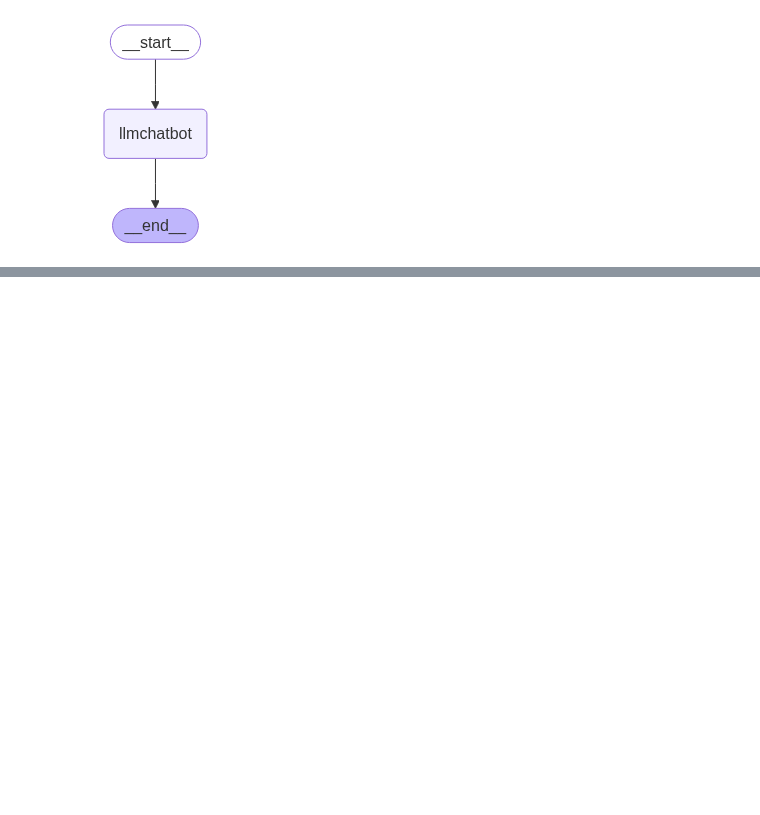
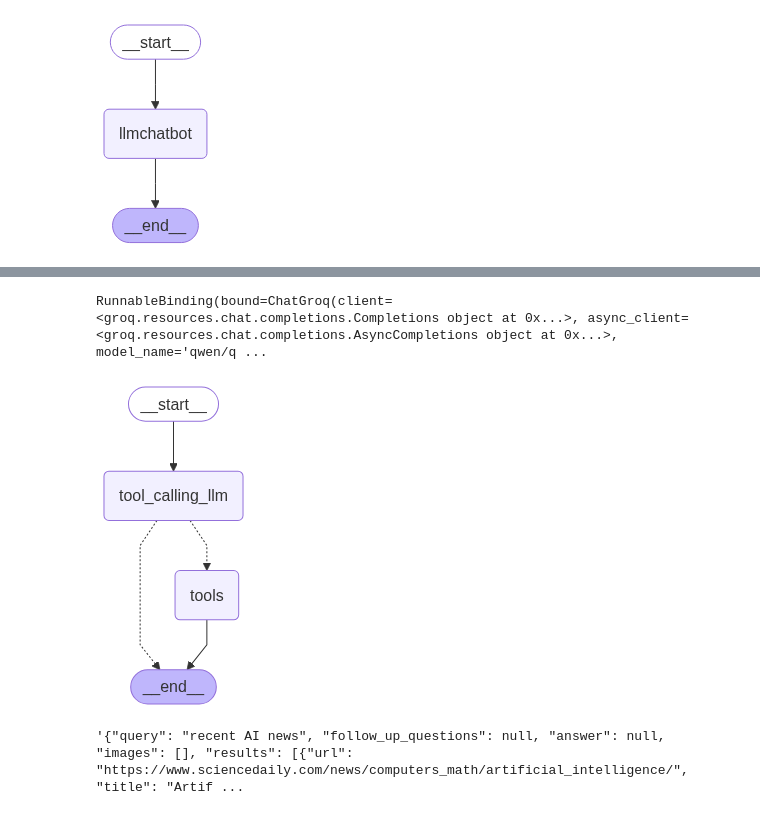
Before and after one commit to AhmedRazaSidd/ai-learning-python, a Jupyter notebook: agenticai-4/BasicChatbot/basicchatbot.ipynb, the cells around one changed output, grey strips where cells are left out. Drawn from its saved outputs; the diff is of its cells as text; code cells hidden in the pictures; blank space fills up the shorter version.

```diff
--- a/agenticai-4/BasicChatbot/basicchatbot.ipynb
+++ b/agenticai-4/BasicChatbot/basicchatbot.ipynb
@@ -80,0 +105,51 @@ Hello! I'm an AI assistant, so I don't experience feelings, but I'm here and rea
+# %%
+## Custom function
+def multiply(a:int,b:int)->int:
+    """Multiply a and b
+
+        Args:
+            a (int): first int
+            b (int): second int
+
+        Returns:
+            int: output int
+    """
+    return a*b
+# %%
+tools=[tool,multiply]
+llm_with_tool=llm.bind_tools(tools)
+# %%
+llm_with_tool
+# %% [output]
+RunnableBinding(bound=ChatGroq(client=<groq.resources.chat.completions.Completions object at 0x...>, async_client=<groq.resources.chat.completions.AsyncCompletions object at 0x...>, model_name='qwen/q ...
+# %%
+## Stategraph
+from langgraph.graph import StateGraph,START,END
+from langgraph.prebuilt import ToolNode
+from langgraph.prebuilt import tools_condition
+
+## Node definition
+def tool_calling_llm(state:State):
+    return {"messages":[llm_with_tool.invoke(state["messages"])]}
+
+## Graph
+builder=StateGraph(State)
+builder.add_node("tool_calling_llm",tool_calling_llm)
+builder.add_node("tools",ToolNode(tools))
+
+## Add Edges
+builder.add_edge(START,"tool_calling_llm")
+builder.add_conditional_edges(
+    "tool_calling_llm",
+    # if the latest message (result) from assistant is a tool call -> tools_condition routes to tools
+    # if the latest message (result) from assistant is a not tool call -> tools_condition routes to end
+    tools_condition)
+
+builder.add_edge("tools",END)
+
+## compile the graph
+graph=builder.compile()
+
+display(Image(graph.get_graph().draw_mermaid_png()))
+# %% [output]
+[figure, added]
@@ -80,0 +158,4 @@ Hello! I'm an AI assistant, so I don't experience feelings, but I'm here and rea
+# %%
+response['messages'][-1].content
+# %% [output]
+'{"query": "recent AI news", "follow_up_questions": null, "answer": null, "images": [], "results": [{"url": "https://www.sciencedaily.com/news/computers_math/artificial_intelligence/", "title": "Artif ...
```
Also changed, not shown: parts of 14 cells of this notebook, 3 other files.
